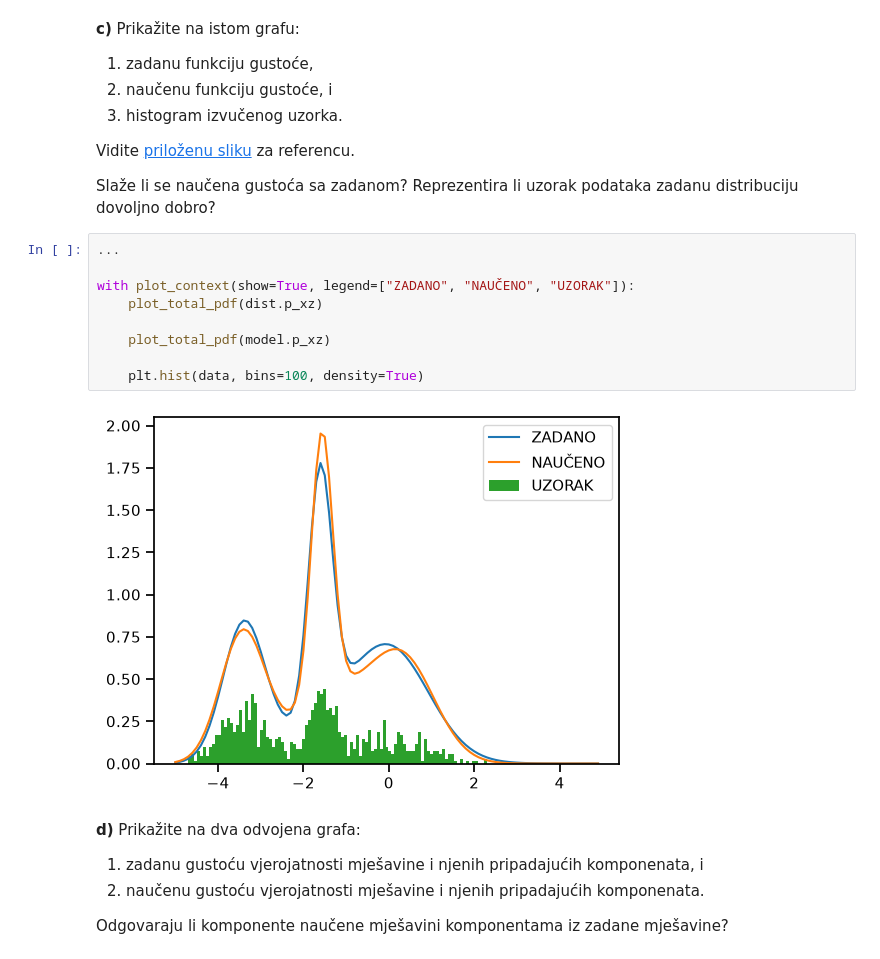
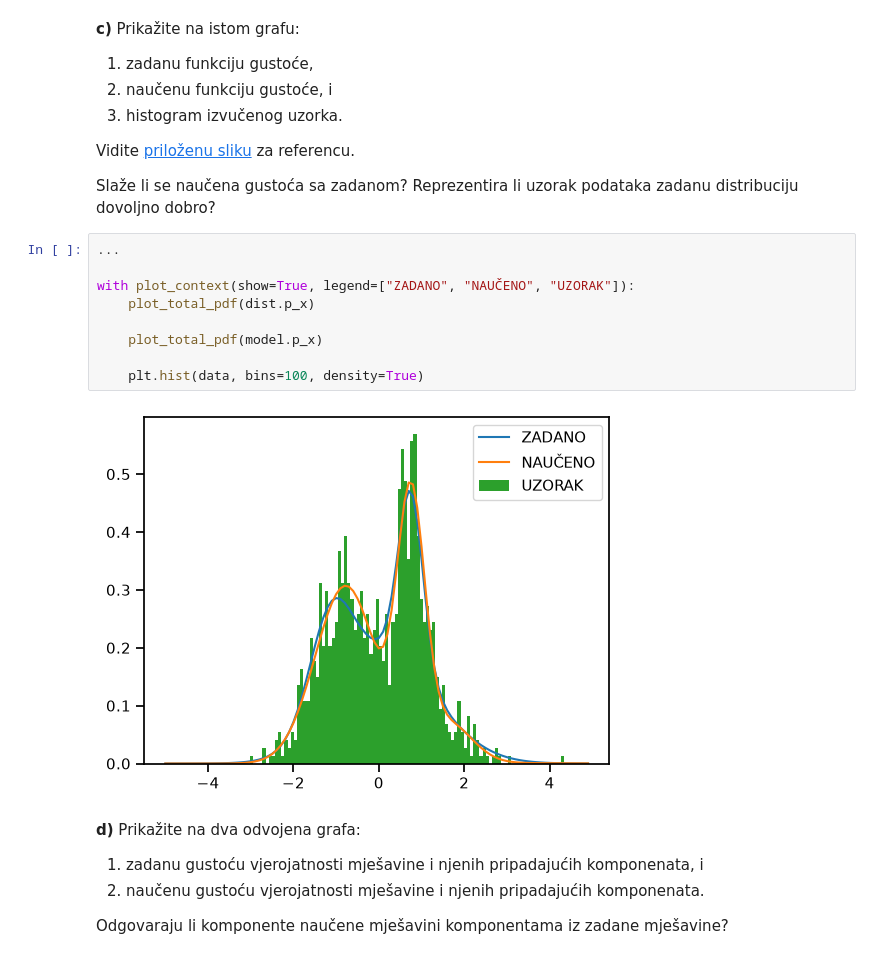
Before and after one commit to Ivan-Dujmic/FER-Deep-Learning-2, a Jupyter notebook: Lab1/lab_1.ipynb, the cells around one changed output. Cells and saved outputs as stored; diff of their text form.

```diff
--- a/Lab1/lab_1.ipynb
+++ b/Lab1/lab_1.ipynb
@@ -206,14 +206,14 @@ Reprezentira li uzorak podataka zadanu distribuciju dovoljno dobro?
 # %%
 ...
 
 with plot_context(show=True, legend=["ZADANO", "NAUČENO", "UZORAK"]):
-    plot_total_pdf(dist.p_xz)
+    plot_total_pdf(dist.p_x)
 
-    plot_total_pdf(model.p_xz)
+    plot_total_pdf(model.p_x)
 
     plt.hist(data, bins=100, density=True)
 # %% [output]
-[figure, old version]
+[figure, new version]
 # %% [markdown]
 <b>d)</b> Prikažite na dva odvojena grafa:
  1. zadanu gustoću vjerojatnosti mješavine i njenih pripadajućih komponenata, i
```
Also changed, not shown: parts of 3 cells of this notebook.
